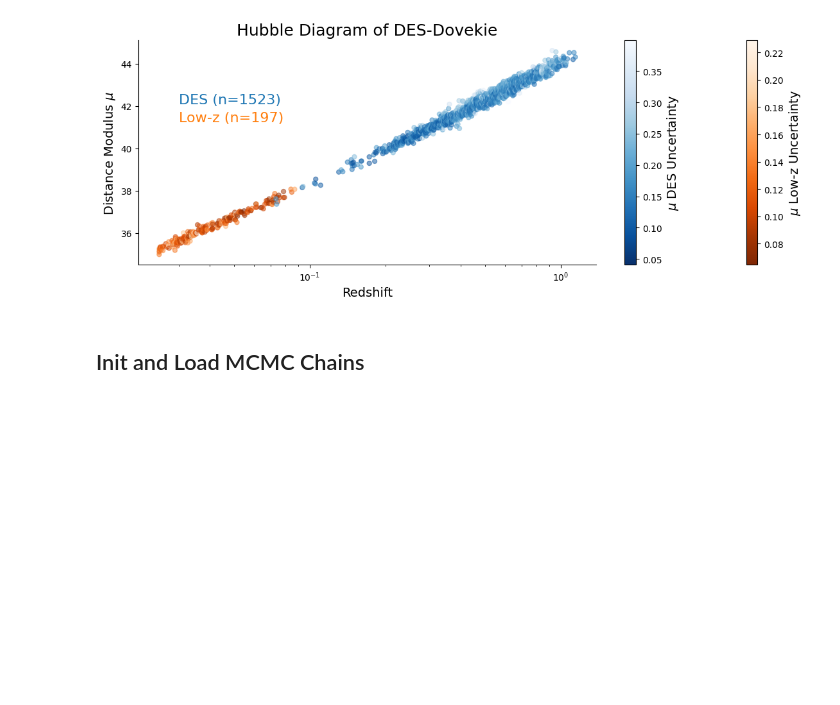
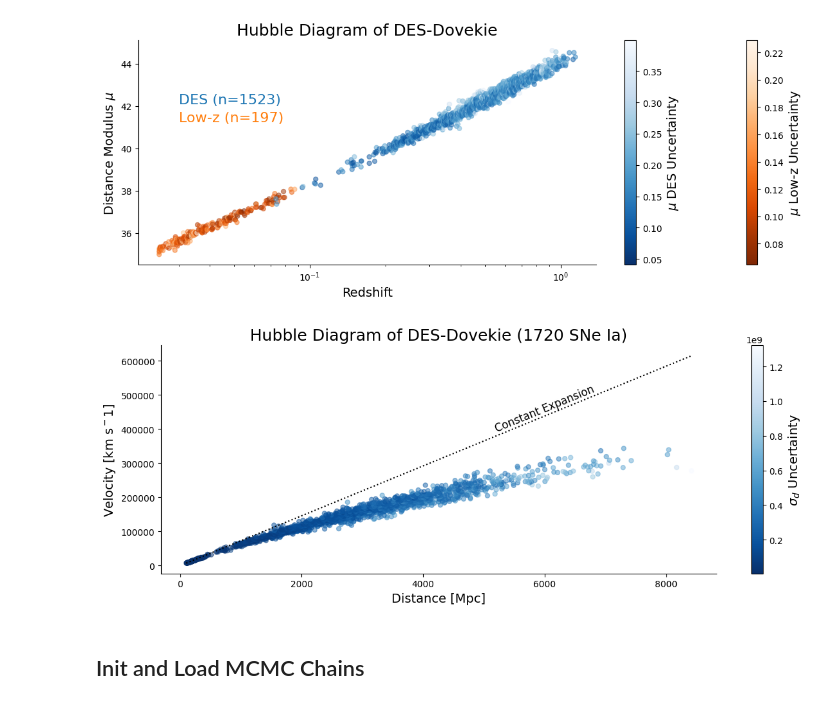
Before and after one commit to MagicalBean/DES_MCMC, a Jupyter notebook: analysis.ipynb, the cells around one changed output. Saved outputs shown, nothing was run; the diff lists cells and outputs as text; code cells hidden in the pictures; blank space fills up the shorter version.

```diff
--- a/analysis.ipynb
+++ b/analysis.ipynb
@@ -74,6 +74,42 @@ plt.tight_layout()
 plt.show()
 # %% [output]
 [figure]
+# %%
+def lum_dist(MU):
+    return 10**((MU - 25) / 5)
+
+def dist_err(MU, MUERR):
+    return np.log(10) / 5 * 10**(1 + MU / 5) * MUERR
+
+plt.figure(figsize=(12, 4.6))
+
+# raw data
+plt.scatter(
+    lum_dist(df['MU']), df['zHD'] * 3e5,
+    c=dist_err(df['MU'], df['MUERR']),
+    s=25, cmap='Blues_r', alpha=0.5
+)
+
+cbar = plt.colorbar()
+cbar.solids.set_alpha(1)
+cbar.set_label('$\sigma_d$ Uncertainty', size=14)
+
+d_grid = np.linspace(np.min(10**((df['MU']-25)/5)), np.max(10**((df['MU']-25)/5)), 200)
+plt.plot(d_grid, d_grid * 73, linestyle='dotted', color='black', zorder=9)
+
+rotn = np.degrees(np.arctan2(73*(d_grid[1]-d_grid[0]), d_grid[1]-d_grid[0]))
+plt.annotate('Constant Expansion', xy=(6000, 4.6e5), ha='center', va='center', rotation=rotn, transform_rotates_text=True, fontsize=12)
+
+plt.ylabel('Velocity [km s$^-1$]', size=14)
+plt.xlabel('Distance [Mpc]', size=14)
+plt.title(f'Hubble Diagram of DES-Dovekie ({len(df)} SNe Ia)', size=18)
+
+plt.gca().spines[['top', 'right']].set_visible(False)
+
+plt.tight_layout()
+plt.show()
+# %% [output]
+[figure, added]
 # %% [markdown]
 ## Init and Load MCMC Chains
 # %% [markdown]
```
Also changed, not shown: parts of 6 cells of this notebook, 5 other files.
